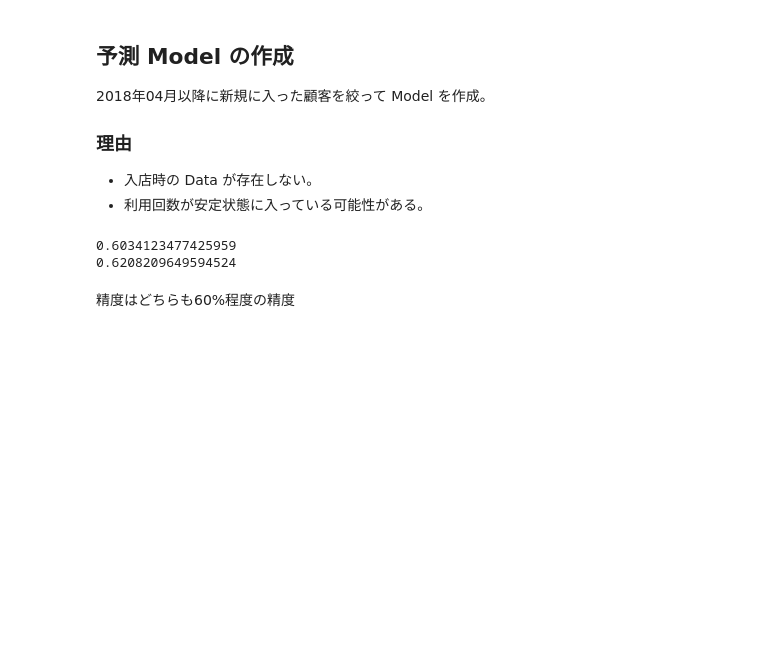
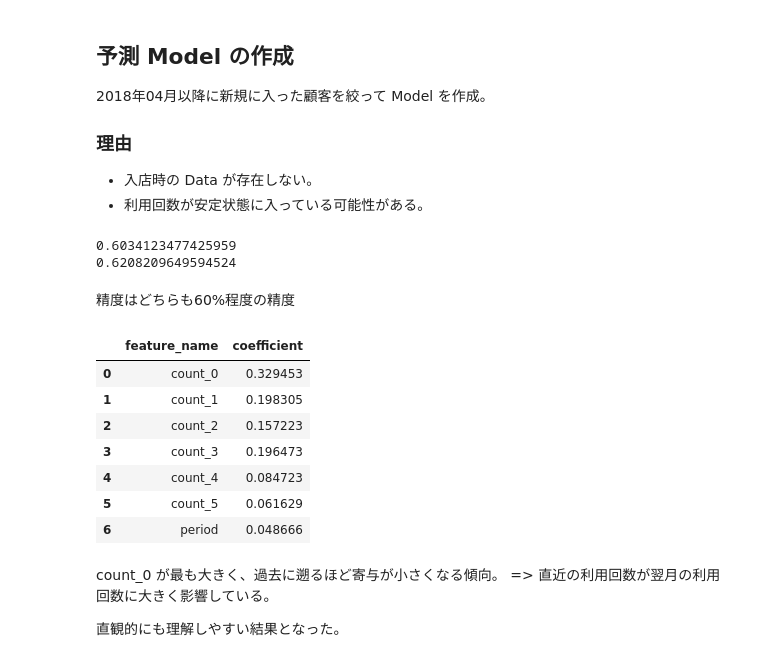
Before and after one commit to 1024xx4/data_analysis_100_knock, a Jupyter notebook: behavior_prediction.ipynb, the cells around one changed output. Drawn from its saved outputs; the diff is of its cells as text; code cells hidden in the pictures; blank space fills up the shorter version.

Commit message:
Practice Knock39: Model に寄与している変数を確認しよう

```diff
--- a/behavior_prediction.ipynb
+++ b/behavior_prediction.ipynb
@@ -302,3 +302,21 @@ print(model.score(X_test, y_test))
 0.6208209649594524
 # %% [markdown]
 精度はどちらも60%程度の精度
+# %%
+# 説明変数と寄与している変数の係数
+coef = pd.DataFrame({'feature_name': X.columns, 'coefficient': model.coef_})
+coef
+# %% [output]
+|  | feature_name | coefficient |
+| 0 | count_0 | 0.329453 |
+| 1 | count_1 | 0.198305 |
+| 2 | count_2 | 0.157223 |
+| 3 | count_3 | 0.196473 |
+| 4 | count_4 | 0.084723 |
+| 5 | count_5 | 0.061629 |
+| 6 | period | 0.048666 |
+# %% [markdown]
+count_0 が最も大きく、過去に遡るほど寄与が小さくなる傾向。
+    => 直近の利用回数が翌月の利用回数に大きく影響している。
+
+直観的にも理解しやすい結果となった。
```
